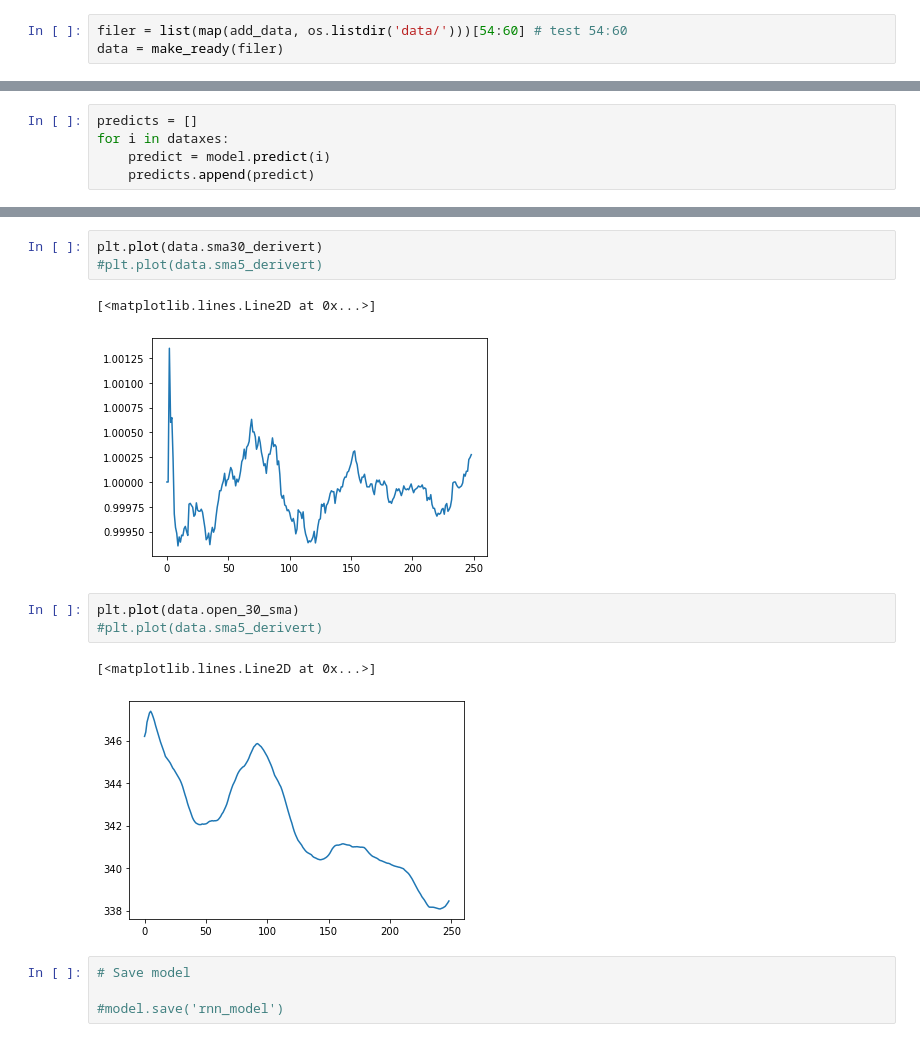
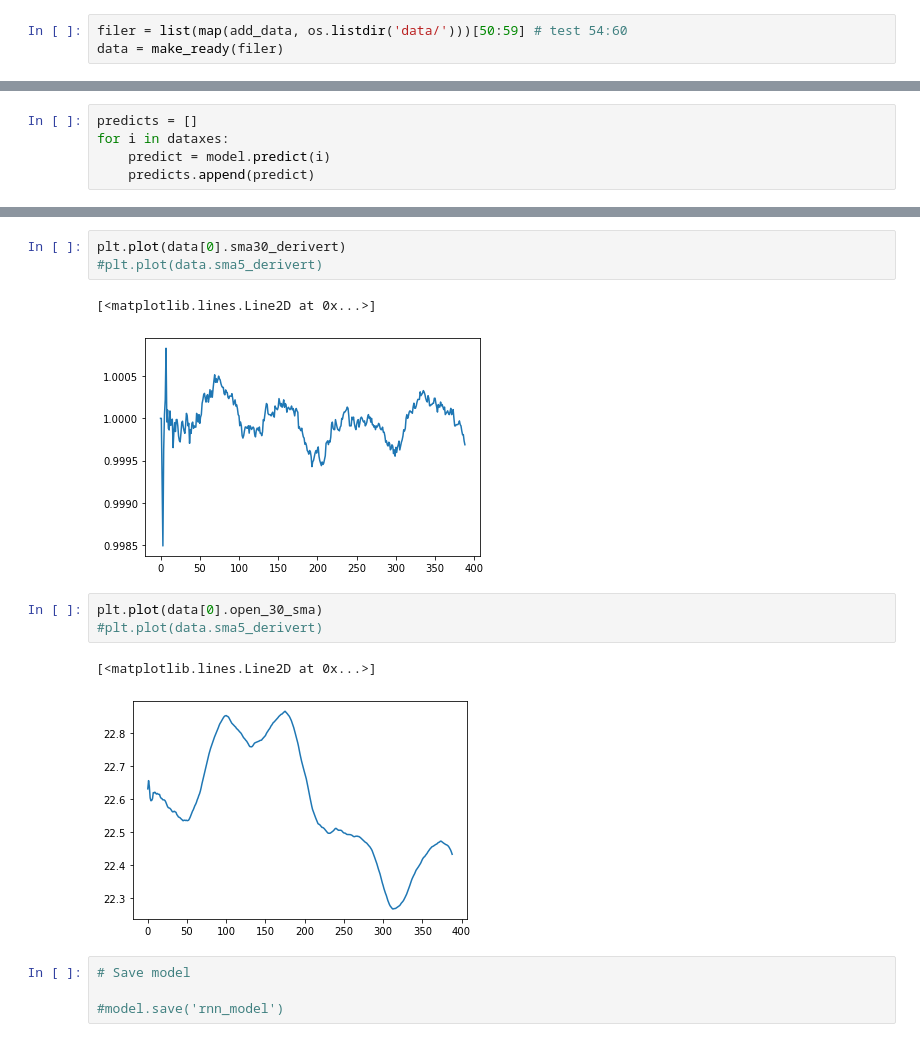
Before and after one commit to stianteien/instradag, a Jupyter notebook: RNN_trial.ipynb, the cells around one changed output, grey strips where cells are left out. Drawn from its saved outputs; the diff is of its cells as text.

```diff
--- a/RNN_trial.ipynb
+++ b/RNN_trial.ipynb
@@ -104,6 +101,6 @@ def add_data(word):
     ordet = 'data/' + word
     return ordet
 # %%
-filer = list(map(add_data, os.listdir('data/')))[54:60] # test 54:60
+filer = list(map(add_data, os.listdir('data/')))[50:59] # test 54:60
 data = make_ready(filer)
 # %% [output]
@@ -254,16 +257,16 @@ array([0.76824886, 0.98426884, 1.1329707 , 0.989848  , 1.1416246 ,
       dtype=float32)
 # %%
-plt.plot(data.sma30_derivert)
+plt.plot(data[0].sma30_derivert)
 #plt.plot(data.sma5_derivert)
 # %% [output]
 [<matplotlib.lines.Line2D at 0x...>]
-[figure, old version]
+[figure, new version]
 # %%
-plt.plot(data.open_30_sma)
+plt.plot(data[0].open_30_sma)
 #plt.plot(data.sma5_derivert)
 # %% [output]
 [<matplotlib.lines.Line2D at 0x...>]
-[figure, old version]
+[figure, new version]
 # %%
 # Save model
 
```
Also changed, not shown: parts of 9 cells of this notebook.
